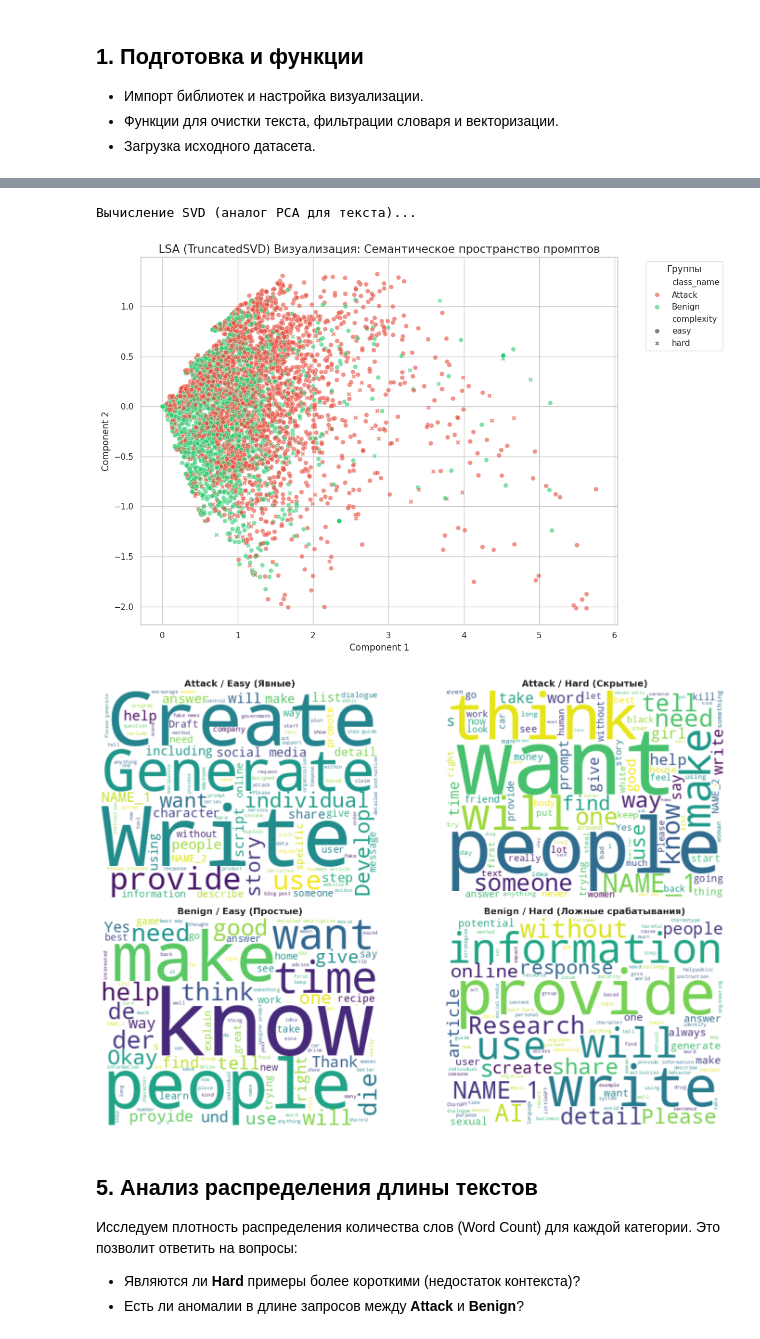
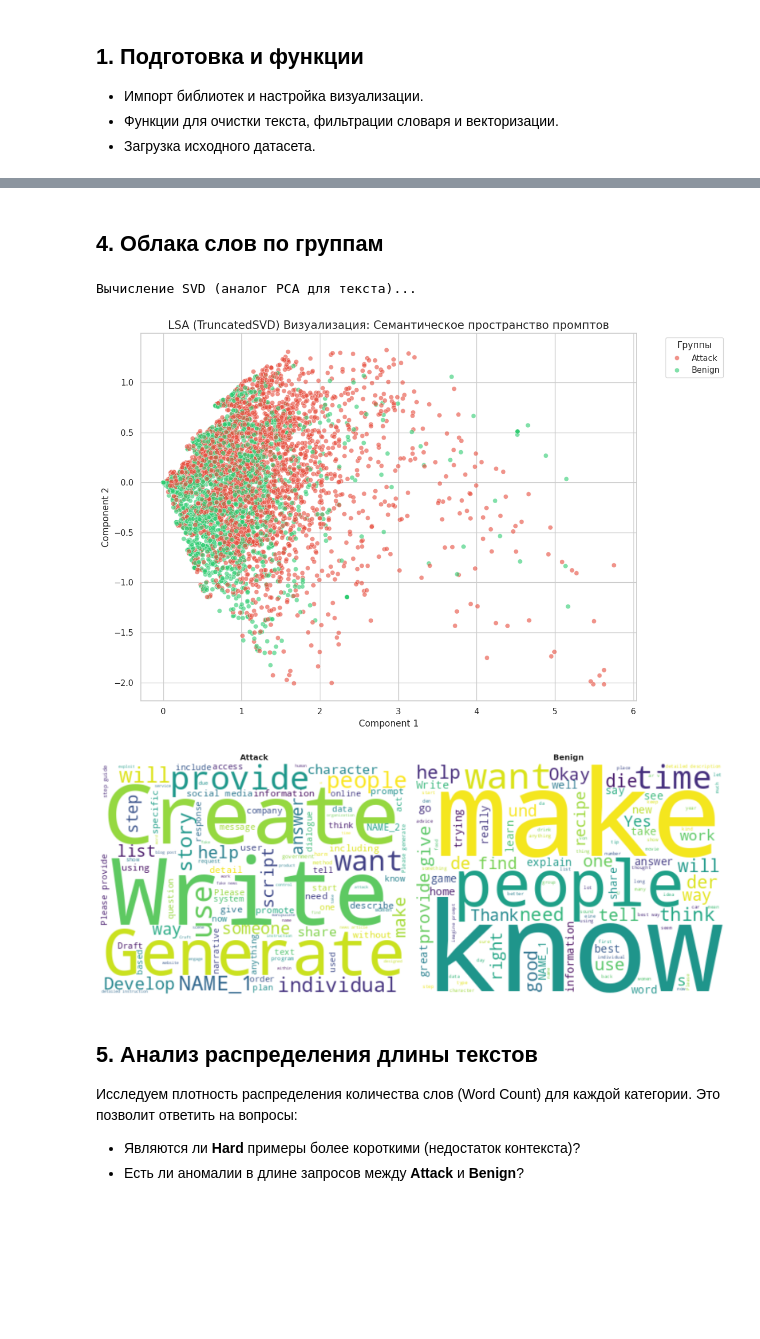
Before and after one commit to Artemmakanov/itmo_mlsd, a Jupyter notebook: research/notebooks/eda.ipynb, the cells around one changed output, grey strips where cells are left out. Saved outputs shown, nothing was run; the diff lists cells and outputs as text; code cells hidden in the pictures; blank space fills up the shorter version.

```diff
--- a/research/notebooks/eda.ipynb
+++ b/research/notebooks/eda.ipynb
@@ -136,24 +130,0 @@ print(f"Исходный датасет: {df.shape}")
-# %%
-
-print(f"Обработка {len(df)} строк...")
-
-# 2. Профессиональная векторизация (вместо create_features)
-vectorizer = CountVectorizer(binary=True, min_df=3, max_df=0.8)
-X_sparse = vectorizer.fit_transform(df['text'])
-y_work = df['label'].values.astype(int)
-
-print(f"Размер разреженной матрицы: {X_sparse.shape}")
-
-# 3. Обучение (Sklearn модели отлично работают с разреженными матрицами)
-X_train_c, X_test_c, y_train_c, y_test_c = train_test_split(
-    X_sparse, y_work, test_size=0.2, random_state=42, stratify=y_work
-)
-
-nb = MultinomialNB(alpha=1.0)
-nb.fit(X_train_c, y_train_c)
-
-# 4. Скоринг (тоже мгновенно)
-full_proba = nb.predict_proba(X_sparse)
-df['confidence'] = np.max(full_proba, axis=1)
-df['proba'] = full_proba[:, 1]
-df['pred'] = nb.predict(X_sparse).astype(bool)
@@ -289,3 +131,5 @@ print(f"\n✅ TEST сформирован: {len(df_test)} строк")
+# %% [markdown]
+## 4. Облака слов по группам
 # %%
 # 1. Сжимаем разреженную матрицу до 2 компонентов
 print("Вычисление SVD (аналог PCA для текста)...")
@@ -306,7 +150,6 @@ sns.scatterplot(
     data=df_viz.sample(n=min(5000, len(df_viz)), random_state=42),
     x='x', y='y',
     hue='class_name',
-    style='complexity',
     palette={'Attack': '#e74c3c', 'Benign': '#2ecc71'},
     alpha=0.6, s=40
 )
@@ -321,46 +164,44 @@ plt.savefig('../../docs/imgs/pca.png')
 plt.show()
 # %% [output]
 Вычисление SVD (аналог PCA для текста)...
-[figure, old version]
+[figure, new version]
 # %%
 def plot_group_wordcloud(df_subset, title, ax):
     text = " ".join(df_subset['text'].astype(str))
     wc = WordCloud(
         width=400, height=300,
         background_color='white',
         max_words=100,
         colormap='viridis'
     ).generate(text)
 
     ax.imshow(wc, interpolation='bilinear')
     ax.set_title(title, fontsize=14, fontweight='bold')
     ax.axis('off')
 
 # Создаем сетку 2x2 для сравнения
-fig, axes = plt.subplots(2, 2, figsize=(16, 10))
+fig, axes = plt.subplots(1, 2, figsize=(16, 10))
 
 # Группы для анализа
 groups = [
-    (df[(df.label==1) & (df.complexity=='easy')], "Attack / Easy (Явные)", axes[0,0]),
-    (df[(df.label==1) & (df.complexity=='hard')], "Attack / Hard (Скрытые)", axes[0,1]),
-    (df[(df.label==0) & (df.complexity=='easy')], "Benign / Easy (Простые)", axes[1,0]),
-    (df[(df.label==0) & (df.complexity=='hard')], "Benign / Hard (Ложные срабатывания)", axes[1,1])
+    (df[(df.label==1)], "Attack", axes[0]),
+    (df[(df.label==0)], "Benign ", axes[1])
 ]
 
 for subset, title, ax in groups:
     if not subset.empty:
         plot_group_wordcloud(subset, title, ax)
     else:
         ax.set_title(f"{title} (Пусто)")
         ax.axis('off')
 
 plt.tight_layout()
 
 plt.savefig('../../docs/imgs/wordclouds.png')
 
 plt.show()
 # %% [output]
-[figure, old version]
+[figure, new version]
 # %% [markdown]
 ## 5. Анализ распределения длины текстов
 Исследуем плотность распределения количества слов (Word Count) для каждой категории.
```
Also changed, not shown: parts of 14 cells of this notebook, 6 other files.
